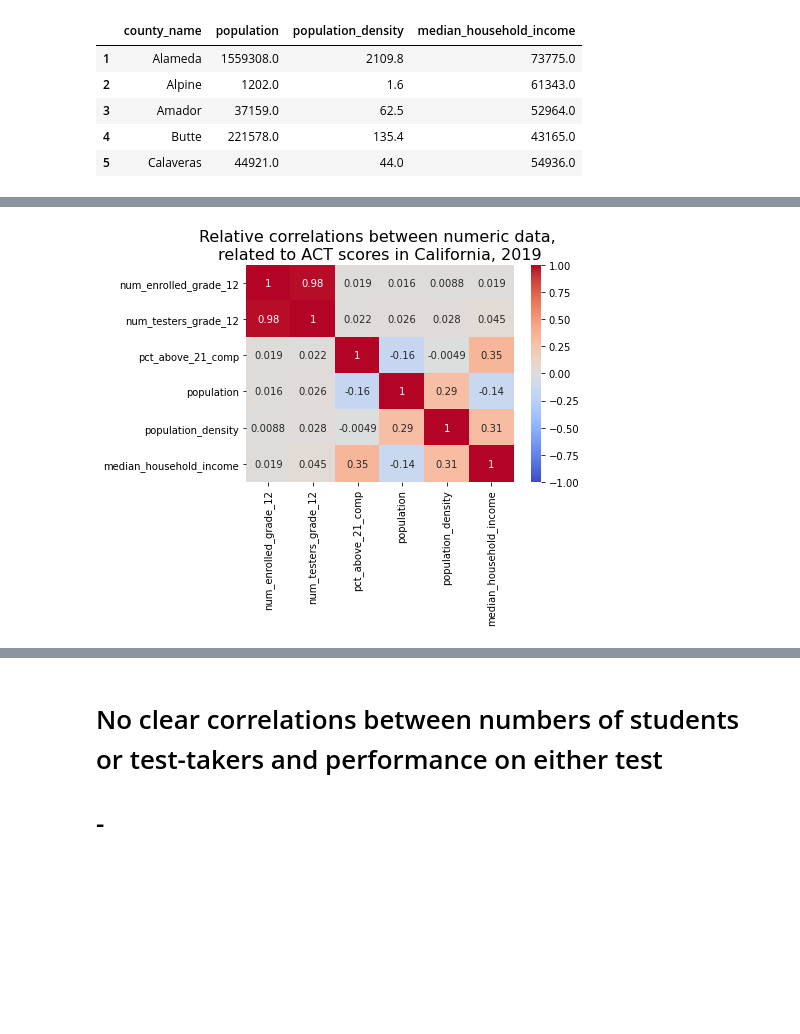
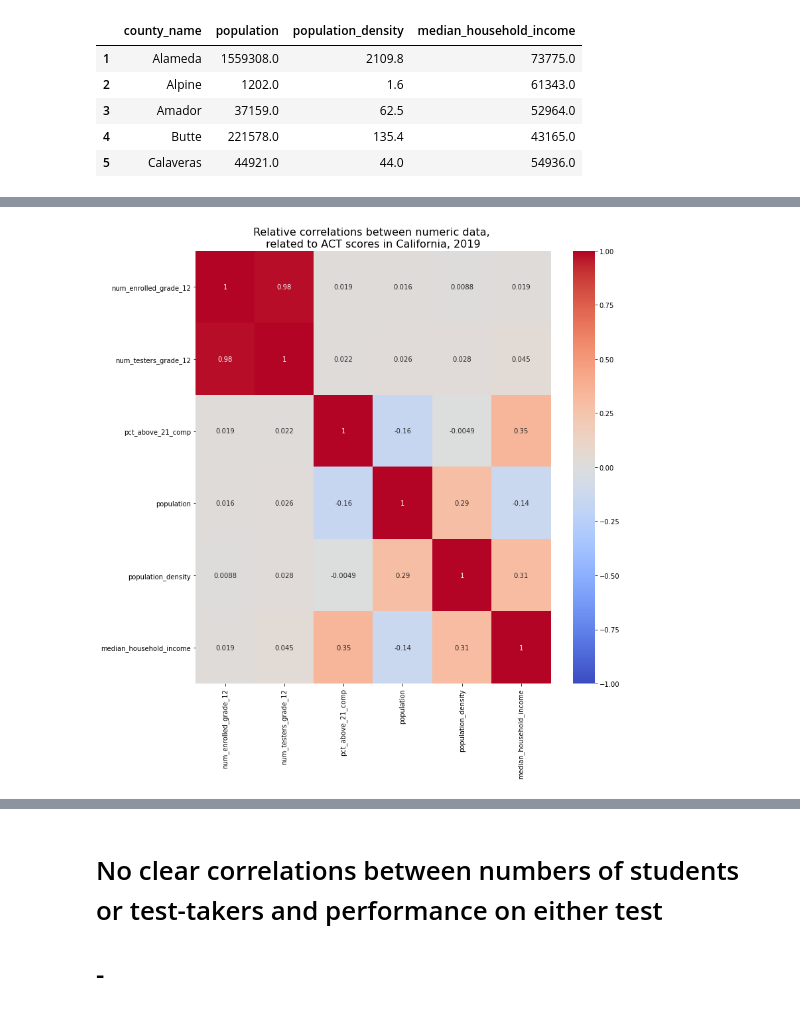
Before and after one commit to c24thomas/cali_act, a Jupyter notebook: code/project-1-take-2.ipynb, the cells around one changed output, grey strips where cells are left out. Cells and saved outputs as stored; diff of their text form; code cells hidden in the pictures; blank space fills up the shorter version.

```diff
--- a/code/project-1-take-2.ipynb
+++ b/code/project-1-take-2.ipynb
@@ -822,10 +822,11 @@ Here are some prompts to get you started with visualizations. Feel free to add a
 # %%
 # Code
 act_nums = df[['num_enrolled_grade_12', 'num_testers_grade_12', 'pct_above_21_comp', 'population', 'population_density', 'median_household_income']]
+plt.figure(figsize=(12, 12))
 sns.heatmap(act_nums.corr(), annot=True, cmap='coolwarm', vmax=1, vmin=-1);
 plt.title('''Relative correlations between numeric data,
 related to ACT scores in California, 2019''', size=16);
 # %% [output]
-[figure, old version]
+[figure, new version]
 # %%
 sat_nums = df2[[
```
Also changed, not shown: parts of 4 cells of this notebook, 11 other files.
